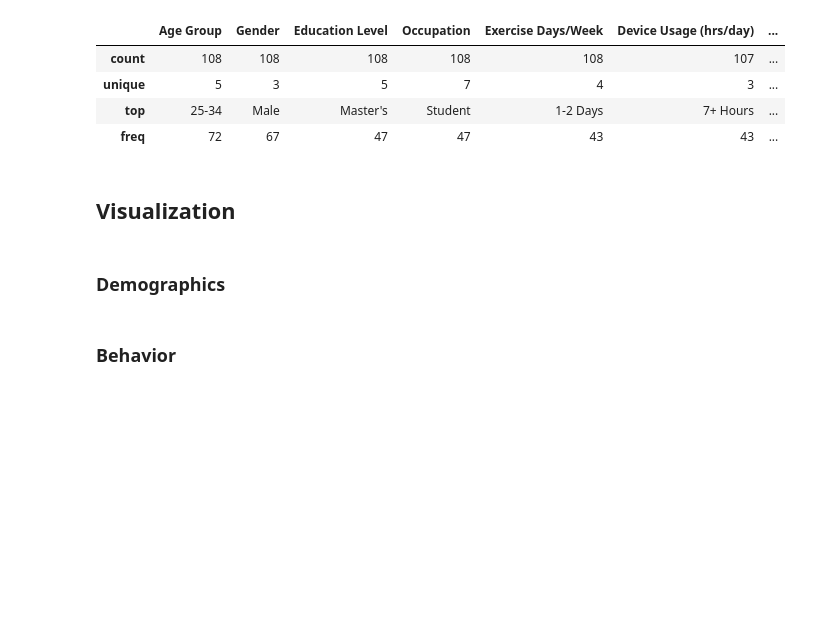
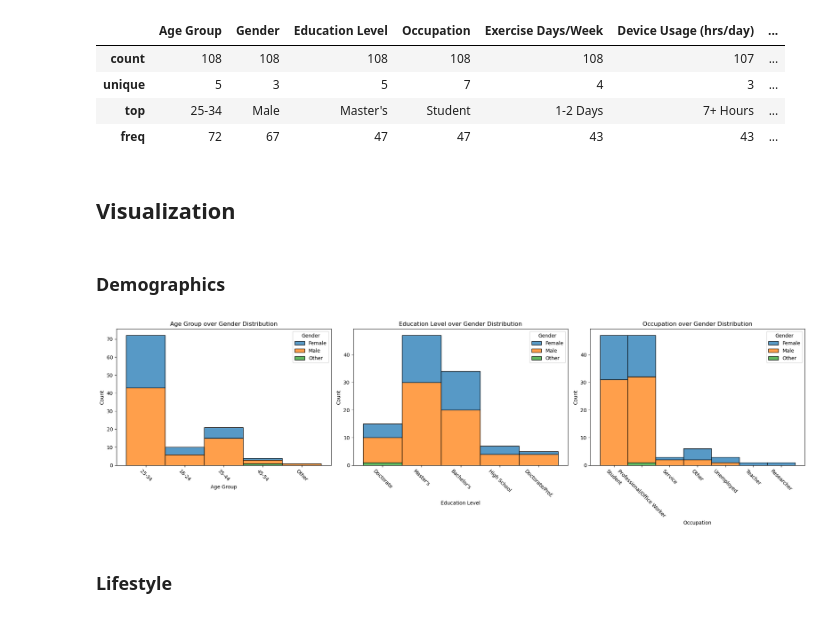
Before and after one commit to johnkimtech/sleep, a Jupyter notebook: destat_visualize.ipynb, the cells around one changed output. Cells and saved outputs as stored; diff of their text form; code cells hidden in the pictures; blank space fills up the shorter version.

Commit message:
added more visuals

```diff
--- a/destat_visualize.ipynb
+++ b/destat_visualize.ipynb
@@ -105,2 +92,21 @@ fig.show()
+# %%
+import seaborn as sns
+import matplotlib.pyplot as plt
+
+columns = ["Age Group", "Education Level", "Occupation"]
+
+# Create a 2x2 grid of subplots
+fig, axes = plt.subplots(1, 3, figsize=(20, 6))
+
+for i, col_name in enumerate(columns):
+    sns.histplot(data=df, x=col_name, hue="Gender", multiple="stack", ax=axes[i])
+    axes[i].set_title(f"{col_name} over Gender Distribution")
+    axes[i].tick_params(axis='x', rotation=-45)
+
+
+plt.tight_layout()
+plt.show()
+# %% [output]
+[figure, added]
 # %% [markdown]
-### Behavior
+### Lifestyle
```
Also changed, not shown: parts of 8 cells of this notebook.
